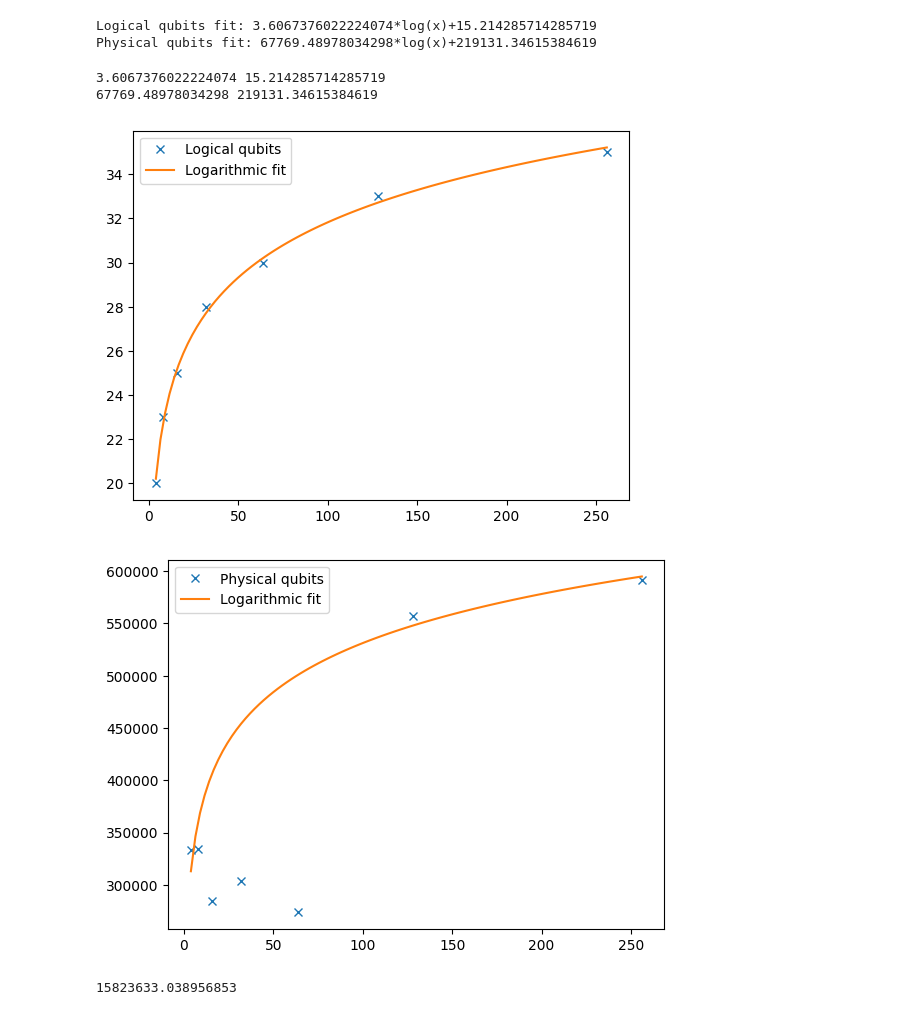
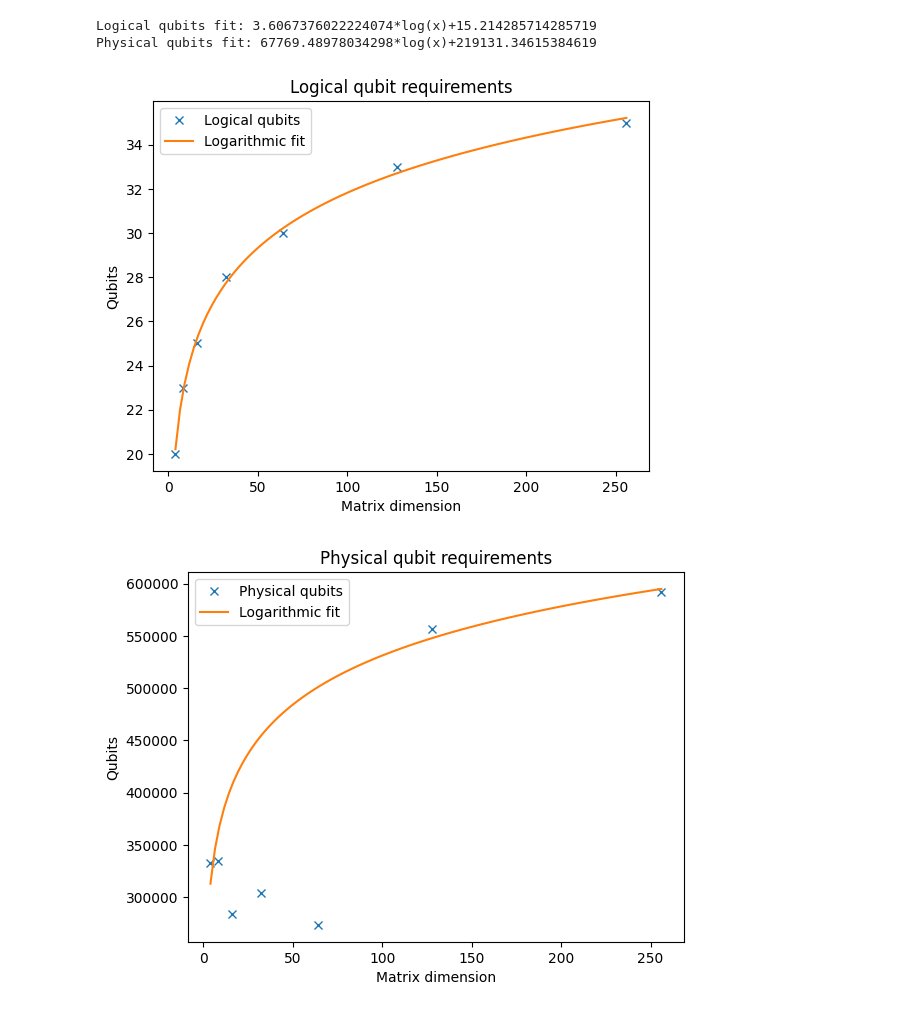
Before and after one commit to Walden-Killick/QCE24-QRE-Challenge, a Jupyter notebook: notebooks/exploration/data_fitting_qubits.ipynb, the cells around one changed output. Cells and saved outputs as stored; diff of their text form; code cells hidden in the pictures.

```diff
--- a/notebooks/exploration/data_fitting_qubits.ipynb
+++ b/notebooks/exploration/data_fitting_qubits.ipynb
@@ -24,12 +24,6 @@ print(f"Physical qubits fit: {a_physical}*log(x)+{b_physical}")
 # %% [output]
 Logical qubits fit: 3.6067376022224074*log(x)+15.214285714285719
 Physical qubits fit: 67769.48978034298*log(x)+219131.34615384619
-# %%
-print(a_logical, b_logical)
-print(a_physical, b_physical)
-# %% [output]
-3.6067376022224074 15.214285714285719
-67769.48978034298 219131.34615384619
 # %%
 x = np.linspace(4, 256, 100)
 y_logical_qubits_fitted = [a_logical*np.log(t) + b_logical for t in x]
@@ -37,19 +31,20 @@ y_physical_qubits_fitted = [a_physical*np.log(t) + b_physical for t in x]
 # %%
 plt.plot(x_matrix_sizes, y_logical_qubits, 'x', label='Logical qubits')
 plt.plot(x, y_logical_qubits_fitted, label='Logarithmic fit')
+plt.xlabel('Matrix dimension')
+plt.ylabel('Qubits')
+plt.title('Logical qubit requirements')
 plt.legend()
 plt.show()
 # %% [output]
-[figure, old version]
+[figure, new version]
 # %%
 plt.plot(x_matrix_sizes, y_physical_qubits, 'x', label='Physical qubits')
 plt.plot(x, y_physical_qubits_fitted, label='Logarithmic fit')
+plt.xlabel('Matrix dimension')
+plt.ylabel('Qubits')
+plt.title('Physical qubit requirements')
 plt.legend()
 plt.show()
 # %% [output]
-[figure, old version]
+[figure, new version]
-# %%
-matrix_size = 1e100
-a_physical*np.log(matrix_size)+b_physical
-# %% [output]
-15823633.038956853
```
